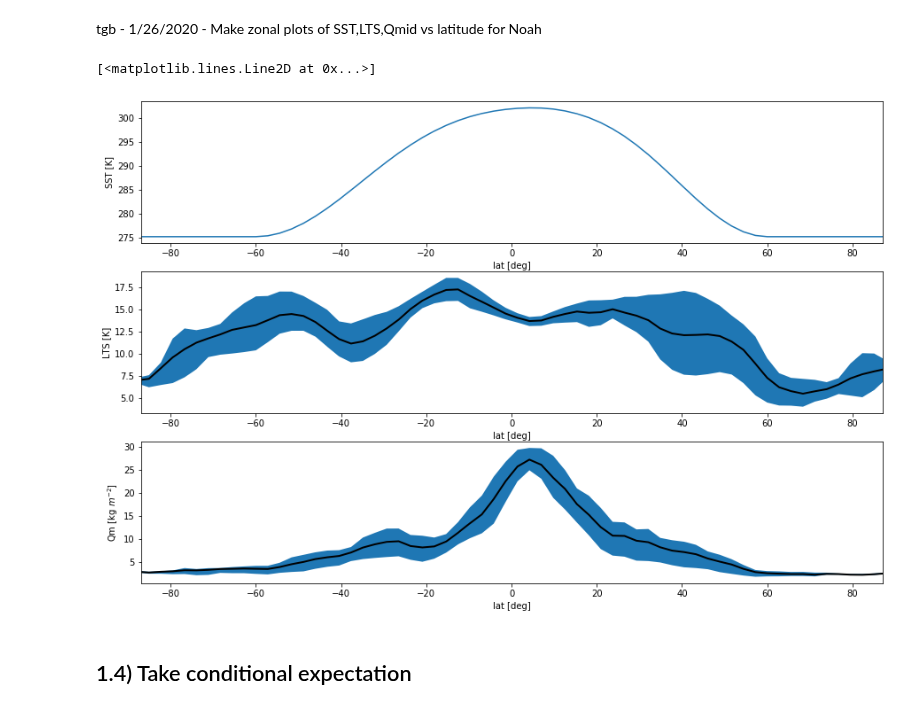
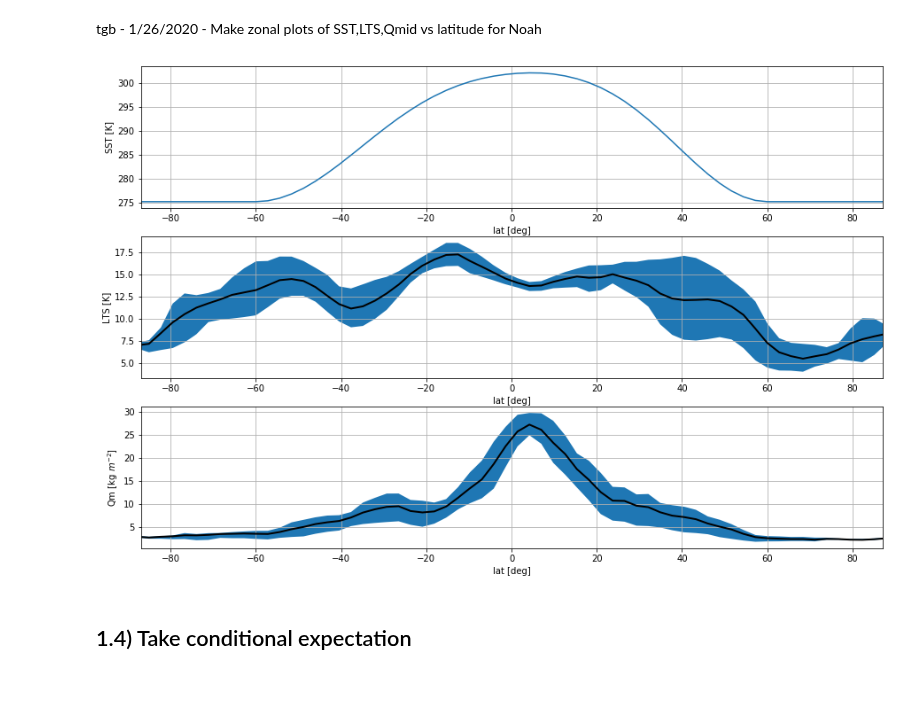
Before and after one commit to wallingTACC/CBRAIN-CAM, a Jupyter notebook: notebooks/tbeucler_devlog/024_Noah_figures.ipynb, the cells around one changed output. Cells and saved outputs as stored; diff of their text form; code cells hidden in the pictures.

```diff
--- a/notebooks/tbeucler_devlog/024_Noah_figures.ipynb
+++ b/notebooks/tbeucler_devlog/024_Noah_figures.ipynb
@@ -347,24 +347,26 @@ tgb - 1/26/2020 - Make zonal plots of SST,LTS,Qmid vs latitude for Noah
 # %%
 fig,ax = plt.subplots(3,1,figsize=(15,10))
 ax[0].plot(coor.lat,SST)
 ax[0].set_xlim((-87,87))
 ax[0].set_xlabel('lat [deg]')
 ax[0].set_ylabel('SST [K]')
+ax[0].grid()
 
 ax[1].set_xlim((-87,87))
 ax[1].set_xlabel('lat [deg]')
 ax[1].set_ylabel('LTS [K]')
 ax[1].fill_between(coor.lat,np.percentile(a=LTS,q=25,axis=(1,2)),np.percentile(a=LTS,q=75,axis=(1,2)))
 ax[1].plot(coor.lat,np.mean(LTS,axis=(1,2)),color='k',linewidth=2)
+ax[1].grid()
 
 ax[2].fill_between(coor.lat,np.percentile(a=Qmid,q=25,axis=(1,2)),np.percentile(a=Qmid,q=75,axis=(1,2)))
 ax[2].set_xlim((-87,87))
 ax[2].set_xlabel('lat [deg]')
 ax[2].set_ylabel('Qm [kg $m^{-2}$]')
 ax[2].plot(coor.lat,np.mean(Qmid,axis=(1,2)),color='k',linewidth=2)
+ax[2].grid()
 # %% [output]
-[<matplotlib.lines.Line2D at 0x...>]
-[figure, old version]
+[figure, new version]
 # %%
 # Save fields for Noah
 pathPKL = '/home/t/Tom.Beucler/SPCAM/CBRAIN-CAM/notebooks/tbeucler_devlog/PKL_DATA/'
```
